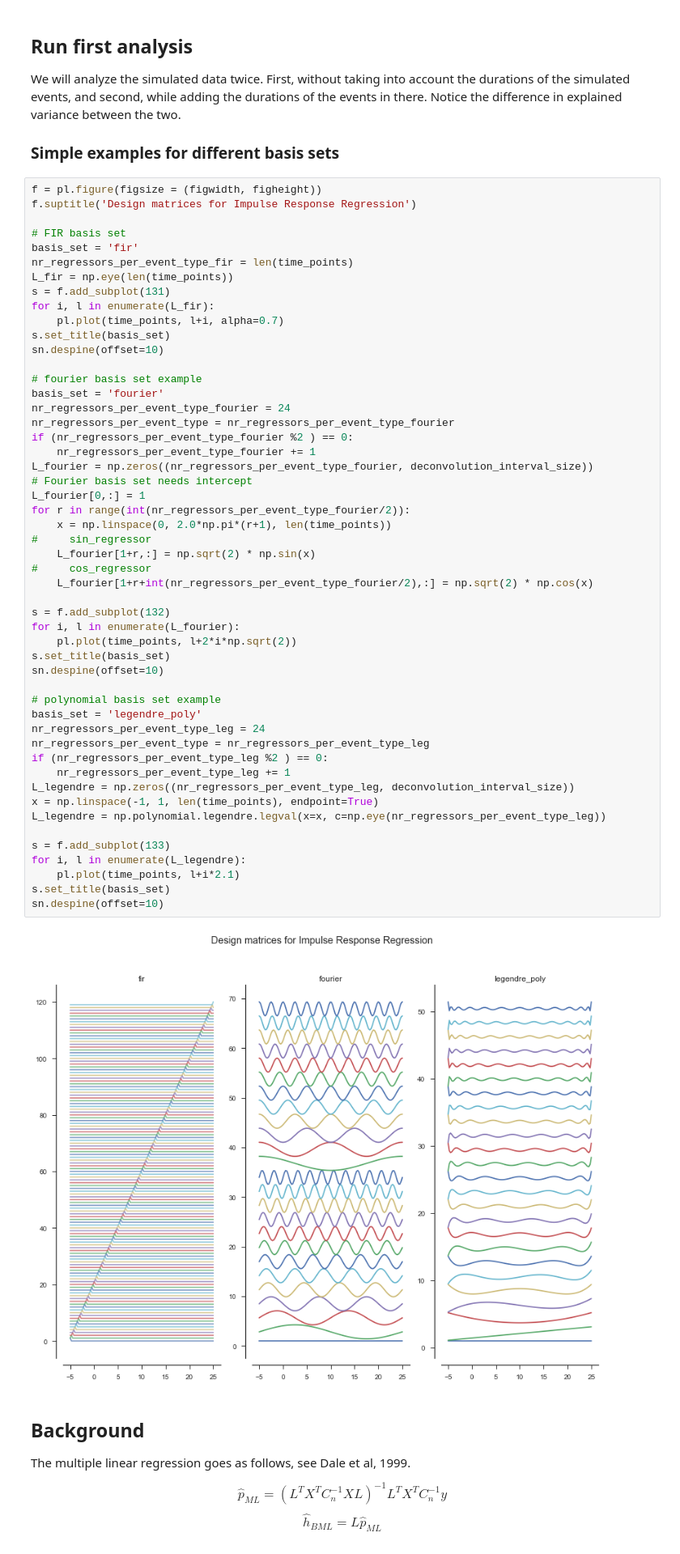
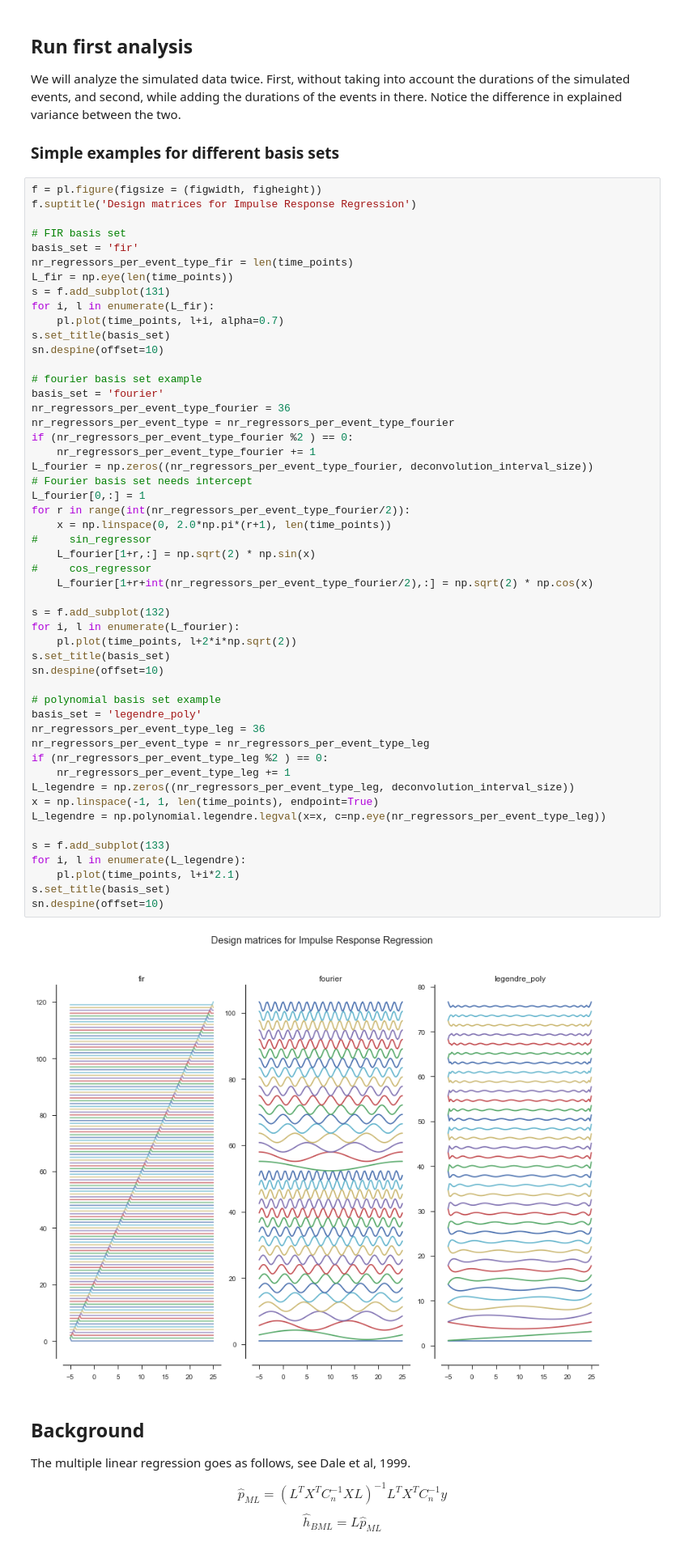
Before and after one commit to VU-Cog-Sci/nideconv, a Jupyter notebook: scripts/deconv_bases.ipynb, the cells around one changed output. Shown: that part at 81% size. Cells and saved outputs as stored; diff of their text form.

```diff
--- a/scripts/deconv_bases.ipynb
+++ b/scripts/deconv_bases.ipynb
@@ -150,7 +150,7 @@ sn.despine(offset=10)
 
 # fourier basis set example
 basis_set = 'fourier'
-nr_regressors_per_event_type_fourier = 24
+nr_regressors_per_event_type_fourier = 36
 nr_regressors_per_event_type = nr_regressors_per_event_type_fourier
 if (nr_regressors_per_event_type_fourier %2 ) == 0:
     nr_regressors_per_event_type_fourier += 1
@@ -158,35 +158,35 @@ L_fourier = np.zeros((nr_regressors_per_event_type_fourier, deconvolution_interv
 # Fourier basis set needs intercept
 L_fourier[0,:] = 1
 for r in range(int(nr_regressors_per_event_type_fourier/2)):
     x = np.linspace(0, 2.0*np.pi*(r+1), len(time_points))
 #     sin_regressor
     L_fourier[1+r,:] = np.sqrt(2) * np.sin(x)
 #     cos_regressor
     L_fourier[1+r+int(nr_regressors_per_event_type_fourier/2),:] = np.sqrt(2) * np.cos(x)
 
 s = f.add_subplot(132)
 for i, l in enumerate(L_fourier):
     pl.plot(time_points, l+2*i*np.sqrt(2))
 s.set_title(basis_set)
 sn.despine(offset=10)
 
 # polynomial basis set example
 basis_set = 'legendre_poly'
-nr_regressors_per_event_type_leg = 24
+nr_regressors_per_event_type_leg = 36
 nr_regressors_per_event_type = nr_regressors_per_event_type_leg
 if (nr_regressors_per_event_type_leg %2 ) == 0:
     nr_regressors_per_event_type_leg += 1
 L_legendre = np.zeros((nr_regressors_per_event_type_leg, deconvolution_interval_size))
 x = np.linspace(-1, 1, len(time_points), endpoint=True)
 L_legendre = np.polynomial.legendre.legval(x=x, c=np.eye(nr_regressors_per_event_type_leg))
 
 s = f.add_subplot(133)
 for i, l in enumerate(L_legendre):
     pl.plot(time_points, l+i*2.1)
 s.set_title(basis_set)
 sn.despine(offset=10)
 # %% [output]
-[figure, old version]
+[figure, new version]
 # %% [markdown]
 ## Background
 
```
Also changed, not shown: parts of 7 cells of this notebook, 3 other files.
